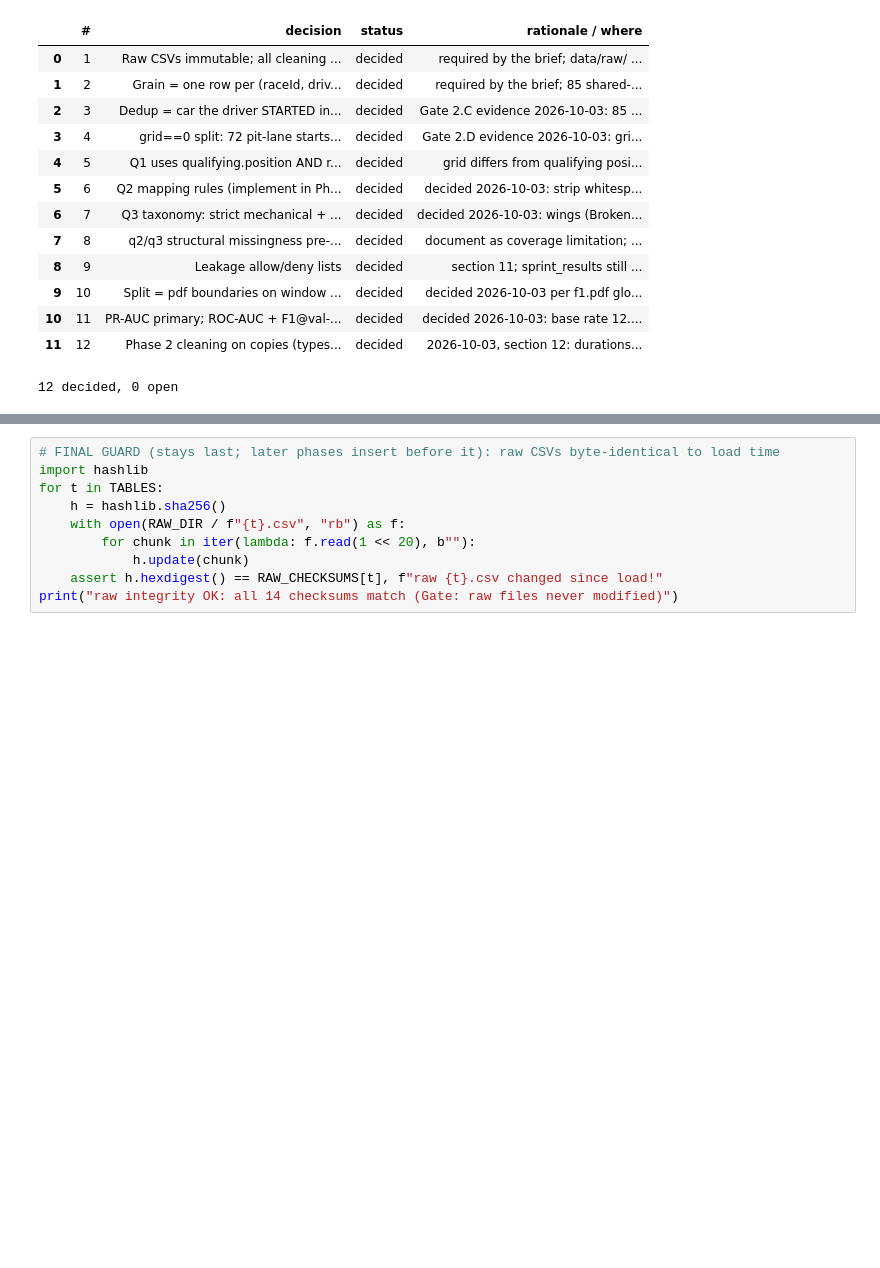
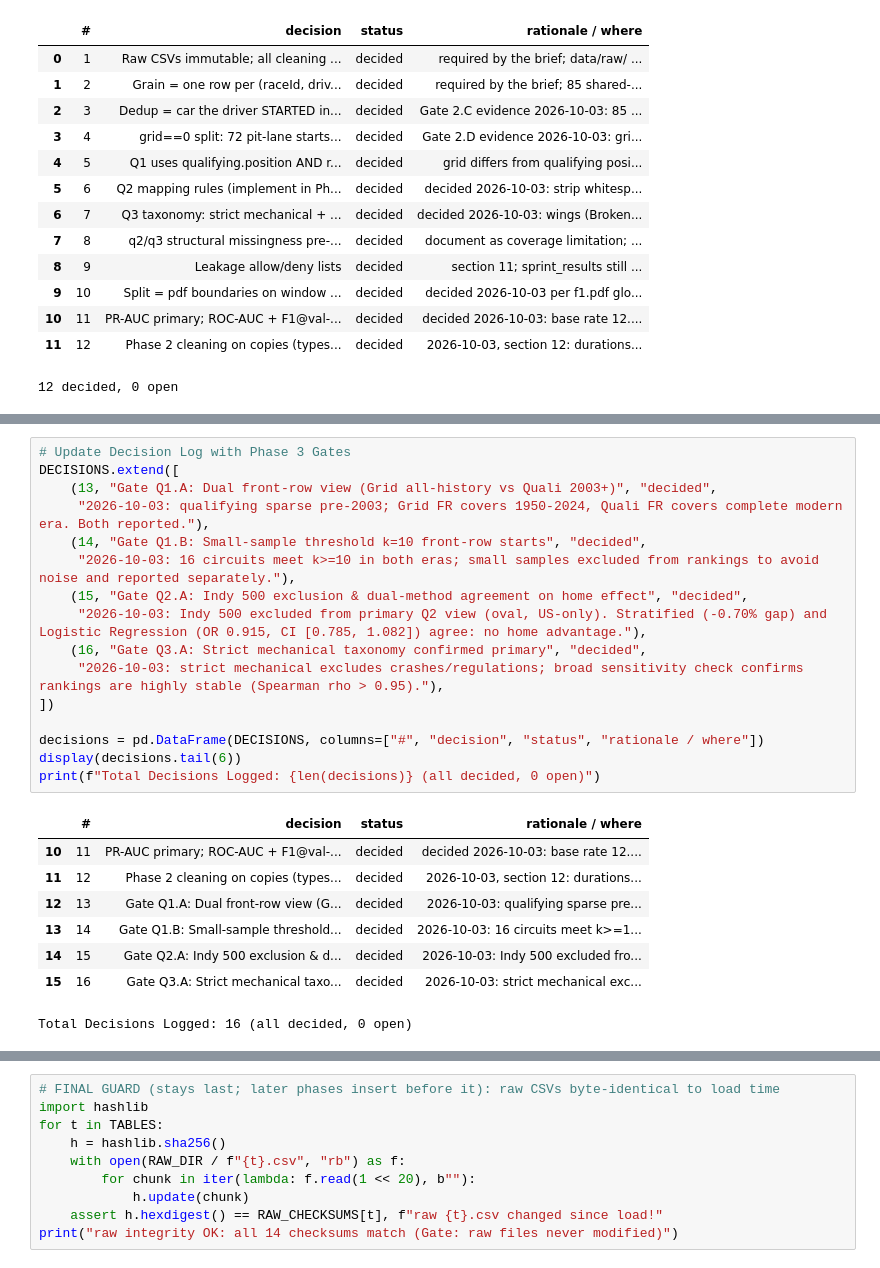
Before and after one commit to MohamedAyman04/f1-drivers, a Jupyter notebook: notebooks/f1_podium_prediction.ipynb, the cells around one changed output, grey strips where cells are left out. Drawn from its saved outputs; the diff is of its cells as text; blank space fills up the shorter version.

```diff
--- a/notebooks/f1_podium_prediction.ipynb
+++ b/notebooks/f1_podium_prediction.ipynb
@@ -1818,0 +2396,25 @@ print(f"{(decisions['status'] == 'decided').sum()} decided, "
+# %%
+# Update Decision Log with Phase 3 Gates
+DECISIONS.extend([
+    (13, "Gate Q1.A: Dual front-row view (Grid all-history vs Quali 2003+)", "decided",
+     "2026-10-03: qualifying sparse pre-2003; Grid FR covers 1950-2024, Quali FR covers complete modern era. Both reported."),
+    (14, "Gate Q1.B: Small-sample threshold k=10 front-row starts", "decided",
+     "2026-10-03: 16 circuits meet k>=10 in both eras; small samples excluded from rankings to avoid noise and reported separately."),
+    (15, "Gate Q2.A: Indy 500 exclusion & dual-method agreement on home effect", "decided",
+     "2026-10-03: Indy 500 excluded from primary Q2 view (oval, US-only). Stratified (-0.70% gap) and Logistic Regression (OR 0.915, CI [0.785, 1.082]) agree: no home advantage."),
+    (16, "Gate Q3.A: Strict mechanical taxonomy confirmed primary", "decided",
+     "2026-10-03: strict mechanical excludes crashes/regulations; broad sensitivity check confirms rankings are highly stable (Spearman rho > 0.95)."),
+])
+
+decisions = pd.DataFrame(DECISIONS, columns=["#", "decision", "status", "rationale / where"])
+display(decisions.tail(6))
+print(f"Total Decisions Logged: {len(decisions)} (all decided, 0 open)")
+# %% [output]
+|  | # | decision | status | rationale / where |
+| 10 | 11 | PR-AUC primary; ROC-AUC + F1@val-... | decided | decided 2026-10-03: base rate 12.... |
+| 11 | 12 | Phase 2 cleaning on copies (types... | decided | 2026-10-03, section 12: durations... |
+| 12 | 13 | Gate Q1.A: Dual front-row view (G... | decided | 2026-10-03: qualifying sparse pre... |
+| 13 | 14 | Gate Q1.B: Small-sample threshold... | decided | 2026-10-03: 16 circuits meet k>=1... |
+| 14 | 15 | Gate Q2.A: Indy 500 exclusion & d... | decided | 2026-10-03: Indy 500 excluded fro... |
+| 15 | 16 | Gate Q3.A: Strict mechanical taxo... | decided | 2026-10-03: strict mechanical exc... |
+Total Decisions Logged: 16 (all decided, 0 open)
```
Also changed, not shown: parts of 16 cells of this notebook, 9 other files.
